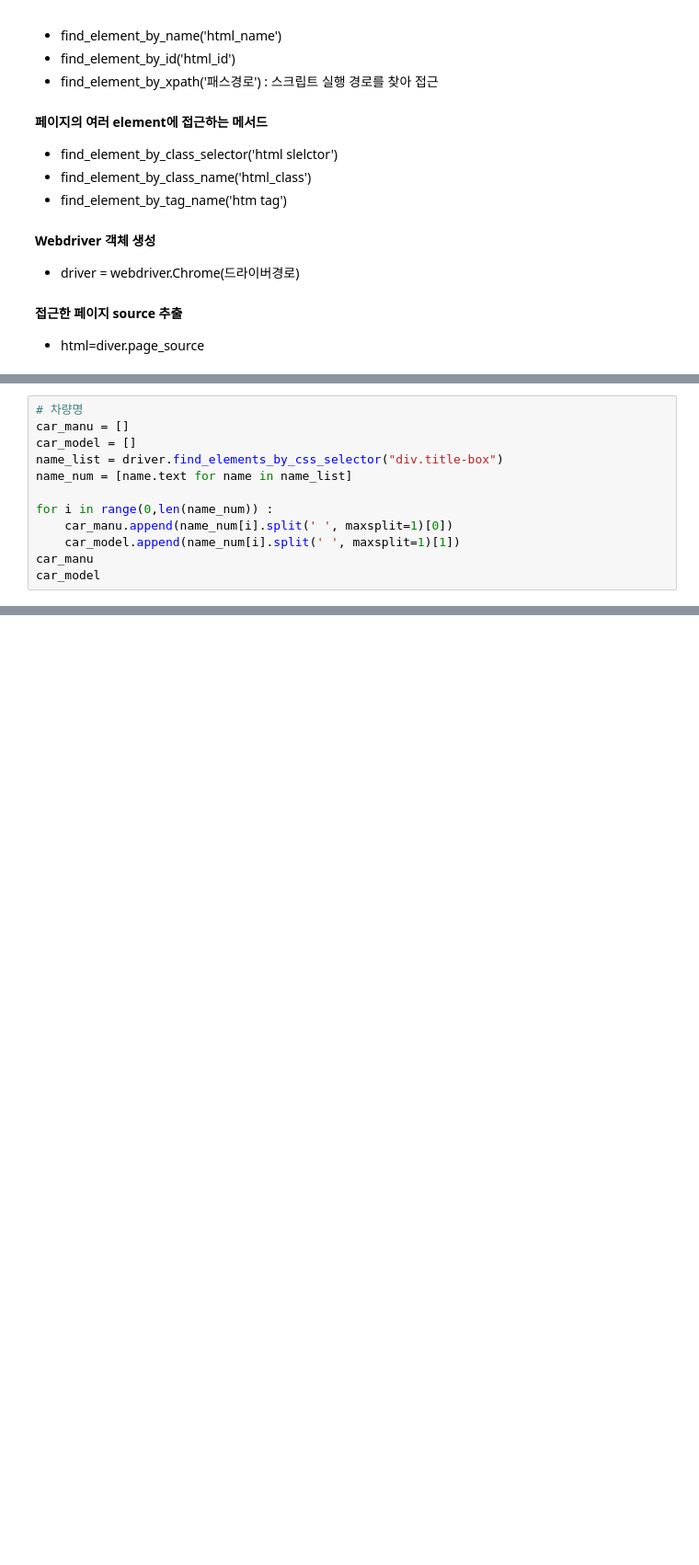
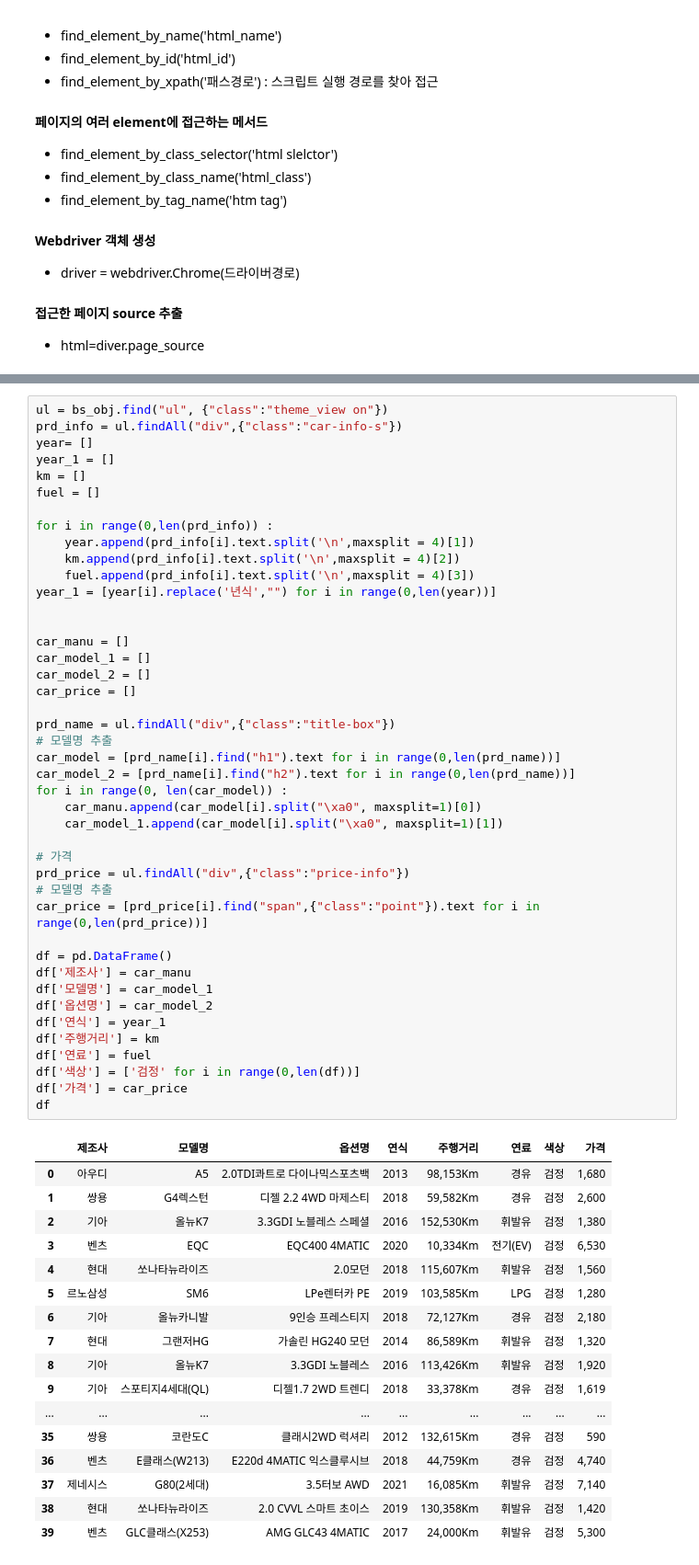
Before and after one commit to Ahn-seongjun/Fin_project_6, a Jupyter notebook: m_park.ipynb, the cells around one changed output, grey strips where cells are left out. Shown: that part at 92% size. Drawn from its saved outputs; the diff is of its cells as text; blank space fills up the shorter version.

```diff
--- a/m_park.ipynb
+++ b/m_park.ipynb
@@ -65,12 +41,0 @@ price_num
-# %%
-# 차량명
-car_manu = []
-car_model = []
-name_list = driver.find_elements_by_css_selector("div.title-box")
-name_num = [name.text for name in name_list]
-
-for i in range(0,len(name_num)) :
-    car_manu.append(name_num[i].split(' ', maxsplit=1)[0])
-    car_model.append(name_num[i].split(' ', maxsplit=1)[1])
-car_manu
-car_model
@@ -210,0 +42,61 @@ def get_car_info(url):
+# %%
+ul = bs_obj.find("ul", {"class":"theme_view on"})
+prd_info = ul.findAll("div",{"class":"car-info-s"})
+year= []
+year_1 = []
+km = []
+fuel = []
+
+for i in range(0,len(prd_info)) :
+    year.append(prd_info[i].text.split('\n',maxsplit = 4)[1])
+    km.append(prd_info[i].text.split('\n',maxsplit = 4)[2])
+    fuel.append(prd_info[i].text.split('\n',maxsplit = 4)[3])
+year_1 = [year[i].replace('년식',"") for i in range(0,len(year))]
+
+
+car_manu = []
+car_model_1 = []
+car_model_2 = []
+car_price = []
+
+prd_name = ul.findAll("div",{"class":"title-box"})
+# 모델명 추출
+car_model = [prd_name[i].find("h1").text for i in range(0,len(prd_name))]
+car_model_2 = [prd_name[i].find("h2").text for i in range(0,len(prd_name))]
+for i in range(0, len(car_model)) :
+    car_manu.append(car_model[i].split("\xa0", maxsplit=1)[0])
+    car_model_1.append(car_model[i].split("\xa0", maxsplit=1)[1])
+
+# 가격
+prd_price = ul.findAll("div",{"class":"price-info"})
+# 모델명 추출
+car_price = [prd_price[i].find("span",{"class":"point"}).text for i in range(0,len(prd_price))]
+
+df = pd.DataFrame()
+df['제조사'] = car_manu
+df['모델명'] = car_model_1
+df['옵션명'] = car_model_2
+df['연식'] = year_1
+df['주행거리'] = km
+df['연료'] = fuel
+df['색상'] = ['검정' for i in range(0,len(df))]
+df['가격'] = car_price
+df
+# %% [output]
+|  | 제조사 | 모델명 | 옵션명 | 연식 | 주행거리 | 연료 | 색상 | 가격 |
+| 0 | 아우디 | A5 | 2.0TDI콰트로 다이나믹스포츠백 | 2013 | 98,153Km | 경유 | 검정 | 1,680 |
+| 1 | 쌍용 | G4렉스턴 | 디젤 2.2 4WD 마제스티 | 2018 | 59,582Km | 경유 | 검정 | 2,600 |
+| 2 | 기아 | 올뉴K7 | 3.3GDI 노블레스 스페셜 | 2016 | 152,530Km | 휘발유 | 검정 | 1,380 |
+| 3 | 벤츠 | EQC | EQC400 4MATIC | 2020 | 10,334Km | 전기(EV) | 검정 | 6,530 |
+| 4 | 현대 | 쏘나타뉴라이즈 | 2.0모던 | 2018 | 115,607Km | 휘발유 | 검정 | 1,560 |
+| 5 | 르노삼성 | SM6 | LPe렌터카 PE | 2019 | 103,585Km | LPG | 검정 | 1,280 |
+| 6 | 기아 | 올뉴카니발 | 9인승 프레스티지 | 2018 | 72,127Km | 경유 | 검정 | 2,180 |
+| 7 | 현대 | 그랜저HG | 가솔린 HG240 모던 | 2014 | 86,589Km | 휘발유 | 검정 | 1,320 |
+| 8 | 기아 | 올뉴K7 | 3.3GDI 노블레스 | 2016 | 113,426Km | 휘발유 | 검정 | 1,920 |
+| 9 | 기아 | 스포티지4세대(QL) | 디젤1.7 2WD 트렌디 | 2018 | 33,378Km | 경유 | 검정 | 1,619 |
+| ... | ... | ... | ... | ... | ... | ... | ... | ... |
+| 35 | 쌍용 | 코란도C | 클래시2WD 럭셔리 | 2012 | 132,615Km | 경유 | 검정 | 590 |
+| 36 | 벤츠 | E클래스(W213) | E220d 4MATIC 익스클루시브 | 2018 | 44,759Km | 경유 | 검정 | 4,740 |
+| 37 | 제네시스 | G80(2세대) | 3.5터보 AWD | 2021 | 16,085Km | 휘발유 | 검정 | 7,140 |
+| 38 | 현대 | 쏘나타뉴라이즈 | 2.0 CVVL 스마트 초이스 | 2019 | 130,358Km | 휘발유 | 검정 | 1,420 |
+| 39 | 벤츠 | GLC클래스(X253) | AMG GLC43 4MATIC | 2017 | 24,000Km | 휘발유 | 검정 | 5,300 |
```
Also changed, not shown: parts of 18 cells of this notebook, 1 other file.
